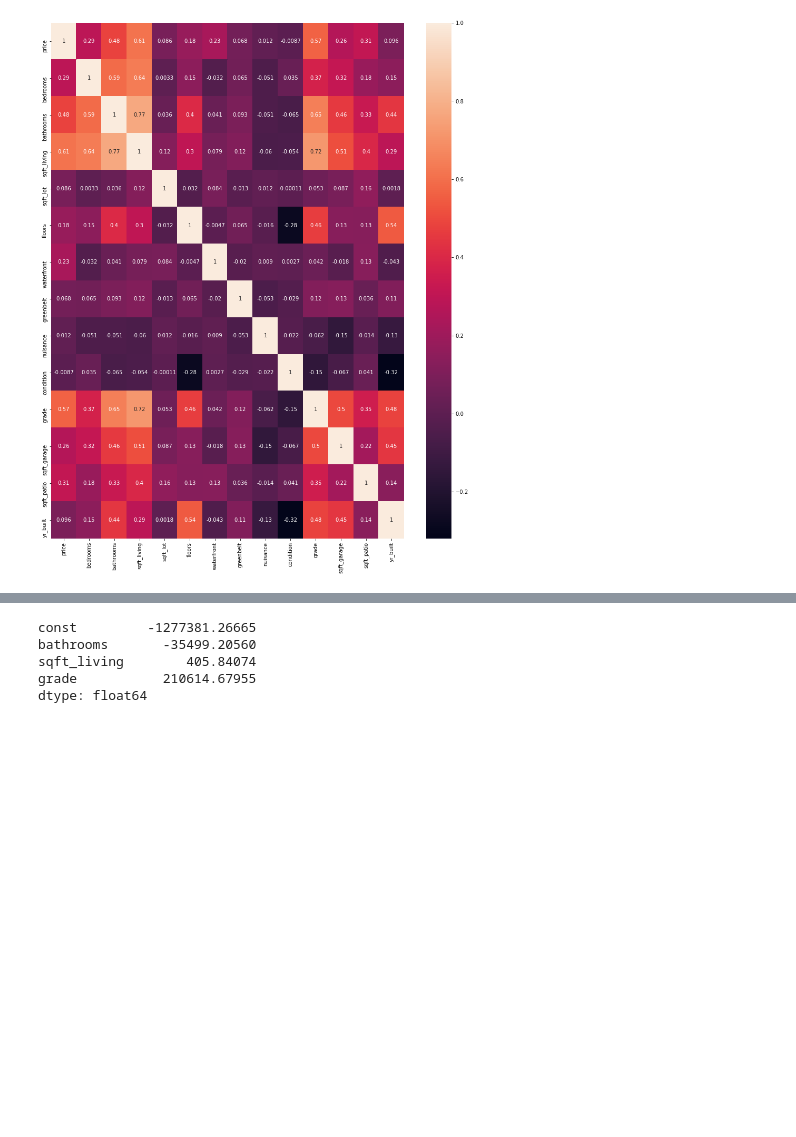
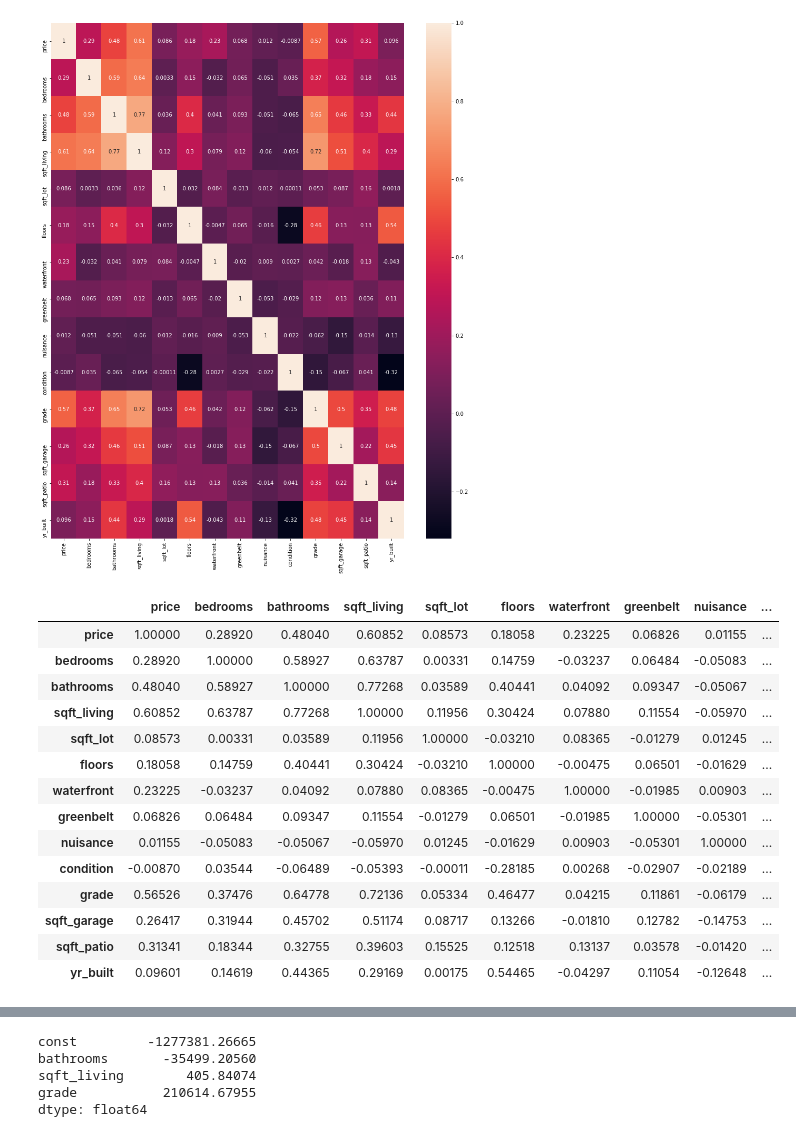
Before and after one commit to russelltblanch1993/PSRproject2, a Jupyter notebook: test_notebook_pas.ipynb, the cells around one changed output, grey strips where cells are left out. Saved outputs shown, nothing was run; the diff lists cells and outputs as text; code cells hidden in the pictures; blank space fills up the shorter version.

```diff
--- a/test_notebook_pas.ipynb
+++ b/test_notebook_pas.ipynb
@@ -165,6 +165,24 @@ fig, ax = plt.subplots(figsize=(15, 18))
 sns.heatmap(df_clean.corr(), annot=True);
 # %% [output]
 [figure]
+# %%
+df_clean.corr()
+# %% [output]
+|  | price | bedrooms | bathrooms | sqft_living | sqft_lot | floors | waterfront | greenbelt | nuisance | ... |
+| price | 1.00000 | 0.28920 | 0.48040 | 0.60852 | 0.08573 | 0.18058 | 0.23225 | 0.06826 | 0.01155 | ... |
+| bedrooms | 0.28920 | 1.00000 | 0.58927 | 0.63787 | 0.00331 | 0.14759 | -0.03237 | 0.06484 | -0.05083 | ... |
+| bathrooms | 0.48040 | 0.58927 | 1.00000 | 0.77268 | 0.03589 | 0.40441 | 0.04092 | 0.09347 | -0.05067 | ... |
+| sqft_living | 0.60852 | 0.63787 | 0.77268 | 1.00000 | 0.11956 | 0.30424 | 0.07880 | 0.11554 | -0.05970 | ... |
+| sqft_lot | 0.08573 | 0.00331 | 0.03589 | 0.11956 | 1.00000 | -0.03210 | 0.08365 | -0.01279 | 0.01245 | ... |
+| floors | 0.18058 | 0.14759 | 0.40441 | 0.30424 | -0.03210 | 1.00000 | -0.00475 | 0.06501 | -0.01629 | ... |
+| waterfront | 0.23225 | -0.03237 | 0.04092 | 0.07880 | 0.08365 | -0.00475 | 1.00000 | -0.01985 | 0.00903 | ... |
+| greenbelt | 0.06826 | 0.06484 | 0.09347 | 0.11554 | -0.01279 | 0.06501 | -0.01985 | 1.00000 | -0.05301 | ... |
+| nuisance | 0.01155 | -0.05083 | -0.05067 | -0.05970 | 0.01245 | -0.01629 | 0.00903 | -0.05301 | 1.00000 | ... |
+| condition | -0.00870 | 0.03544 | -0.06489 | -0.05393 | -0.00011 | -0.28185 | 0.00268 | -0.02907 | -0.02189 | ... |
+| grade | 0.56526 | 0.37476 | 0.64778 | 0.72136 | 0.05334 | 0.46477 | 0.04215 | 0.11861 | -0.06179 | ... |
+| sqft_garage | 0.26417 | 0.31944 | 0.45702 | 0.51174 | 0.08717 | 0.13266 | -0.01810 | 0.12782 | -0.14753 | ... |
+| sqft_patio | 0.31341 | 0.18344 | 0.32755 | 0.39603 | 0.15525 | 0.12518 | 0.13137 | 0.03578 | -0.01420 | ... |
+| yr_built | 0.09601 | 0.14619 | 0.44365 | 0.29169 | 0.00175 | 0.54465 | -0.04297 | 0.11054 | -0.12648 | ... |
 # %%
 # Create base model
 
```
Also changed, not shown: parts of 5 cells of this notebook, 1 other file.
